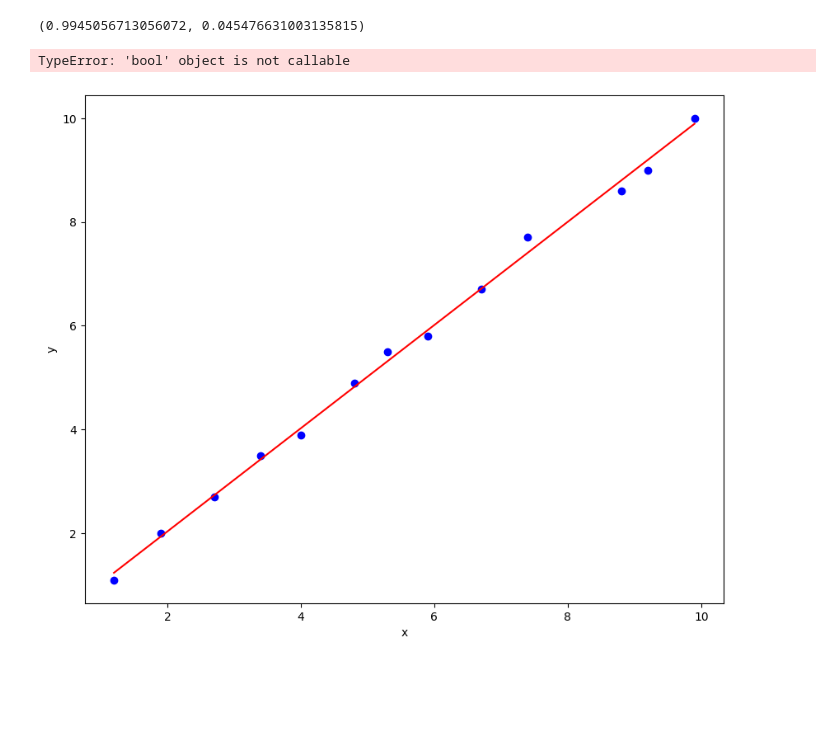
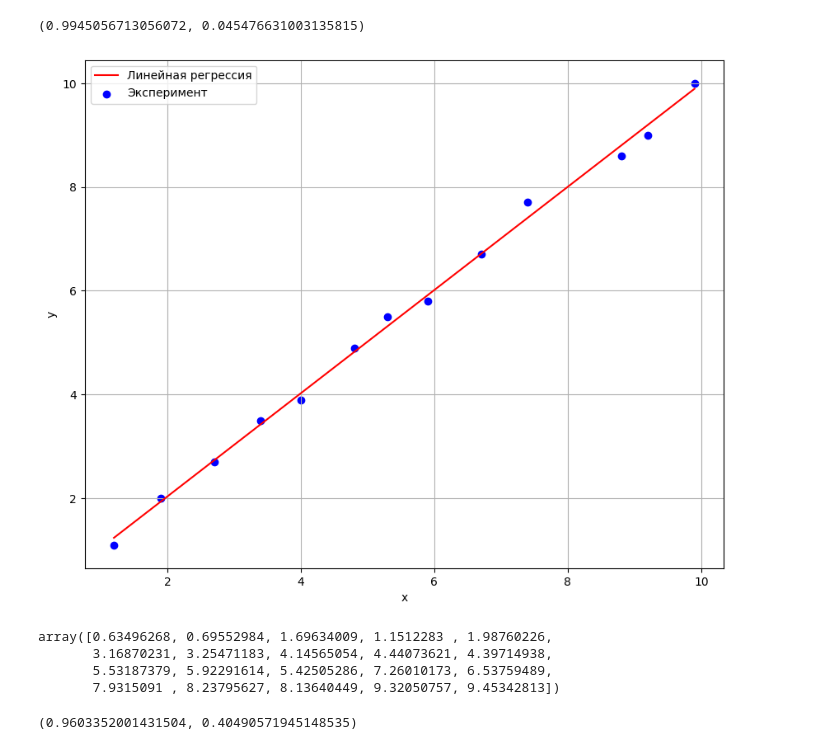
Before and after one commit to OhNoMyRook/Calculus, a Jupyter notebook: hw-4(code).ipynb, the cells around one changed output. Cells and saved outputs as stored; diff of their text form; code cells hidden in the pictures; blank space fills up the shorter version.

```diff
--- a/hw-4(code).ipynb
+++ b/hw-4(code).ipynb
@@ -65,16 +68,28 @@ model.coef_[0][0], model.intercept_[0]
 # %%
 y_pred = model.predict(x)
 plt.figure(figsize=(10,8))
-
 plt.plot(x, y_pred, color='red', label="Линейная регрессия")
 plt.scatter(x, y, color='blue', label="Эксперимент")
-
 plt.xlabel('x')
 plt.ylabel('y')
-plt.grid(b=True)
+plt.grid(b=True, which='both')
 plt.legend()
-
 plt.show()
 # %% [output]
-TypeError: 'bool' object is not callable
-[figure, old version]
+[figure, new version]
+# %%
+xs = np.arange(0, 10, 0.5)
+noise = np.random.normal(0, 0.45, size=xs.shape)
+ys = k * xs + b + noise
+ys
+# %% [output]
+array([0.63496268, 0.69552984, 1.69634009, 1.1512283 , 1.98760226,
+       3.16870231, 3.25471183, 4.14565054, 4.44073621, 4.39714938,
+       5.53187379, 5.92291614, 5.42505286, 7.26010173, 6.53759489,
+       7.9315091 , 8.23795627, 8.13640449, 9.32050757, 9.45342813])
+# %%
+model.fit(xs.reshape(-1,1), ys.reshape(-1,1))
+k_new, b_new = (model.coef_[0][0], model.intercept_[0])
+k_new, b_new
+# %% [output]
+(0.9603352001431504, 0.40490571945148535)
```
Also changed, not shown: parts of 6 cells of this notebook.
